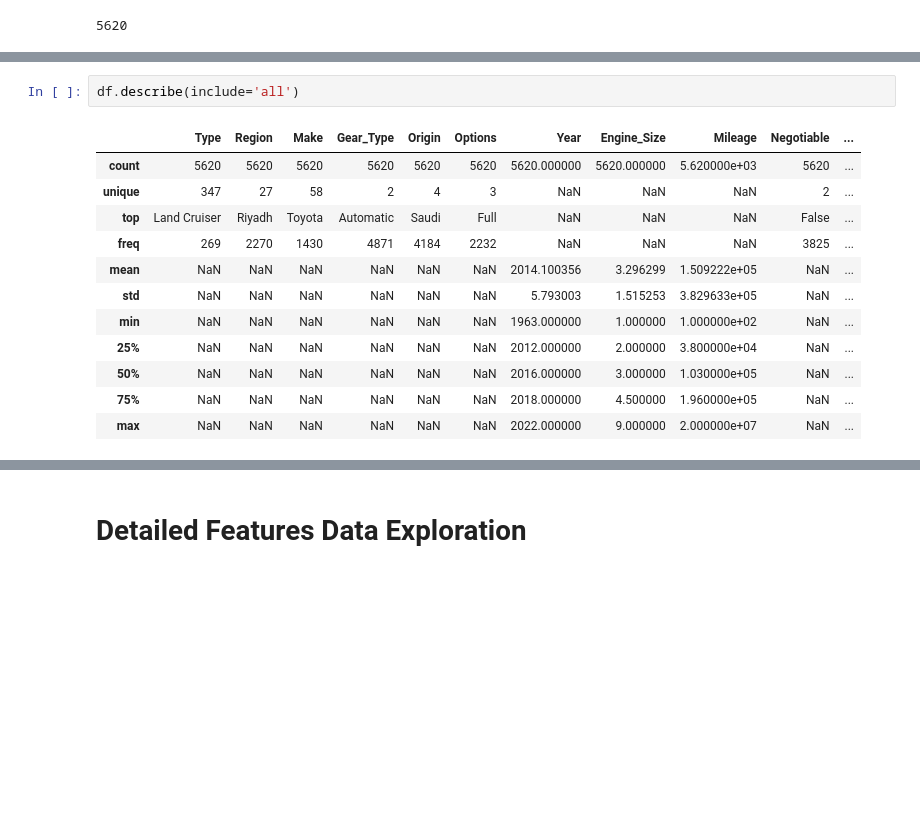
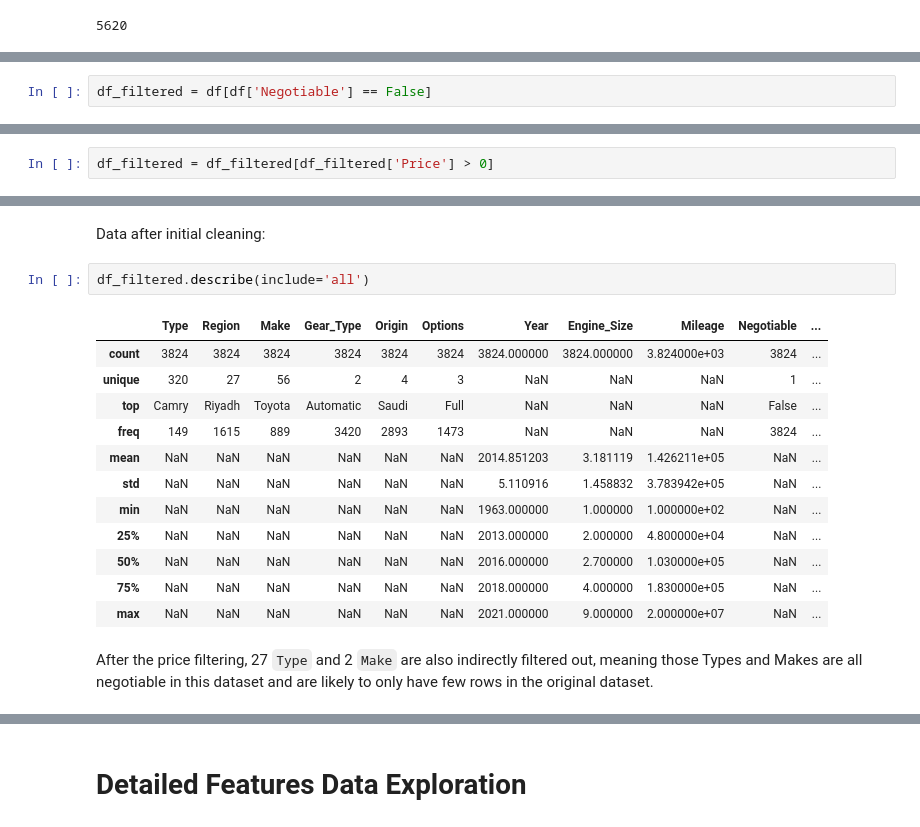
Before and after one commit to RioPramana21/Ctrl-Price-Taking-Control-of-Used-Car-Valuations-with-ML, a Jupyter notebook: code_files/project_code.ipynb, the cells around one changed output, grey strips where cells are left out. Drawn from its saved outputs; the diff is of its cells as text; blank space fills up the shorter version.

```diff
--- a/code_files/project_code.ipynb
+++ b/code_files/project_code.ipynb
@@ -218,0 +256,2 @@ df.shape[0]
+# %%
+df_filtered = df[df['Negotiable'] == False]
@@ -218,0 +267,2 @@ df.shape[0]
+# %%
+df_filtered = df_filtered[df_filtered['Price'] > 0]
@@ -219,15 +286,19 @@ df.shape[0]
+# %% [markdown]
+Data after initial cleaning:
 # %%
-df.describe(include='all')
+df_filtered.describe(include='all')
 # %% [output]
 |  | Type | Region | Make | Gear_Type | Origin | Options | Year | Engine_Size | Mileage | Negotiable | ... |
-| count | 5620 | 5620 | 5620 | 5620 | 5620 | 5620 | 5620.000000 | 5620.000000 | 5.620000e+03 | 5620 | ... |
-| unique | 347 | 27 | 58 | 2 | 4 | 3 | NaN | NaN | NaN | 2 | ... |
-| top | Land Cruiser | Riyadh | Toyota | Automatic | Saudi | Full | NaN | NaN | NaN | False | ... |
-| freq | 269 | 2270 | 1430 | 4871 | 4184 | 2232 | NaN | NaN | NaN | 3825 | ... |
-| mean | NaN | NaN | NaN | NaN | NaN | NaN | 2014.100356 | 3.296299 | 1.509222e+05 | NaN | ... |
-| std | NaN | NaN | NaN | NaN | NaN | NaN | 5.793003 | 1.515253 | 3.829633e+05 | NaN | ... |
+| count | 3824 | 3824 | 3824 | 3824 | 3824 | 3824 | 3824.000000 | 3824.000000 | 3.824000e+03 | 3824 | ... |
+| unique | 320 | 27 | 56 | 2 | 4 | 3 | NaN | NaN | NaN | 1 | ... |
+| top | Camry | Riyadh | Toyota | Automatic | Saudi | Full | NaN | NaN | NaN | False | ... |
+| freq | 149 | 1615 | 889 | 3420 | 2893 | 1473 | NaN | NaN | NaN | 3824 | ... |
+| mean | NaN | NaN | NaN | NaN | NaN | NaN | 2014.851203 | 3.181119 | 1.426211e+05 | NaN | ... |
+| std | NaN | NaN | NaN | NaN | NaN | NaN | 5.110916 | 1.458832 | 3.783942e+05 | NaN | ... |
 | min | NaN | NaN | NaN | NaN | NaN | NaN | 1963.000000 | 1.000000 | 1.000000e+02 | NaN | ... |
-| 25% | NaN | NaN | NaN | NaN | NaN | NaN | 2012.000000 | 2.000000 | 3.800000e+04 | NaN | ... |
-| 50% | NaN | NaN | NaN | NaN | NaN | NaN | 2016.000000 | 3.000000 | 1.030000e+05 | NaN | ... |
-| 75% | NaN | NaN | NaN | NaN | NaN | NaN | 2018.000000 | 4.500000 | 1.960000e+05 | NaN | ... |
-| max | NaN | NaN | NaN | NaN | NaN | NaN | 2022.000000 | 9.000000 | 2.000000e+07 | NaN | ... |
+| 25% | NaN | NaN | NaN | NaN | NaN | NaN | 2013.000000 | 2.000000 | 4.800000e+04 | NaN | ... |
+| 50% | NaN | NaN | NaN | NaN | NaN | NaN | 2016.000000 | 2.700000 | 1.030000e+05 | NaN | ... |
+| 75% | NaN | NaN | NaN | NaN | NaN | NaN | 2018.000000 | 4.000000 | 1.830000e+05 | NaN | ... |
+| max | NaN | NaN | NaN | NaN | NaN | NaN | 2021.000000 | 9.000000 | 2.000000e+07 | NaN | ... |
+# %% [markdown]
+After the price filtering, 27 `Type` and 2 `Make` are also indirectly filtered out, meaning those Types and Makes are all negotiable in this dataset and are likely to only have few rows in the original dataset.
```
Also changed, not shown: parts of 40 cells of this notebook.
